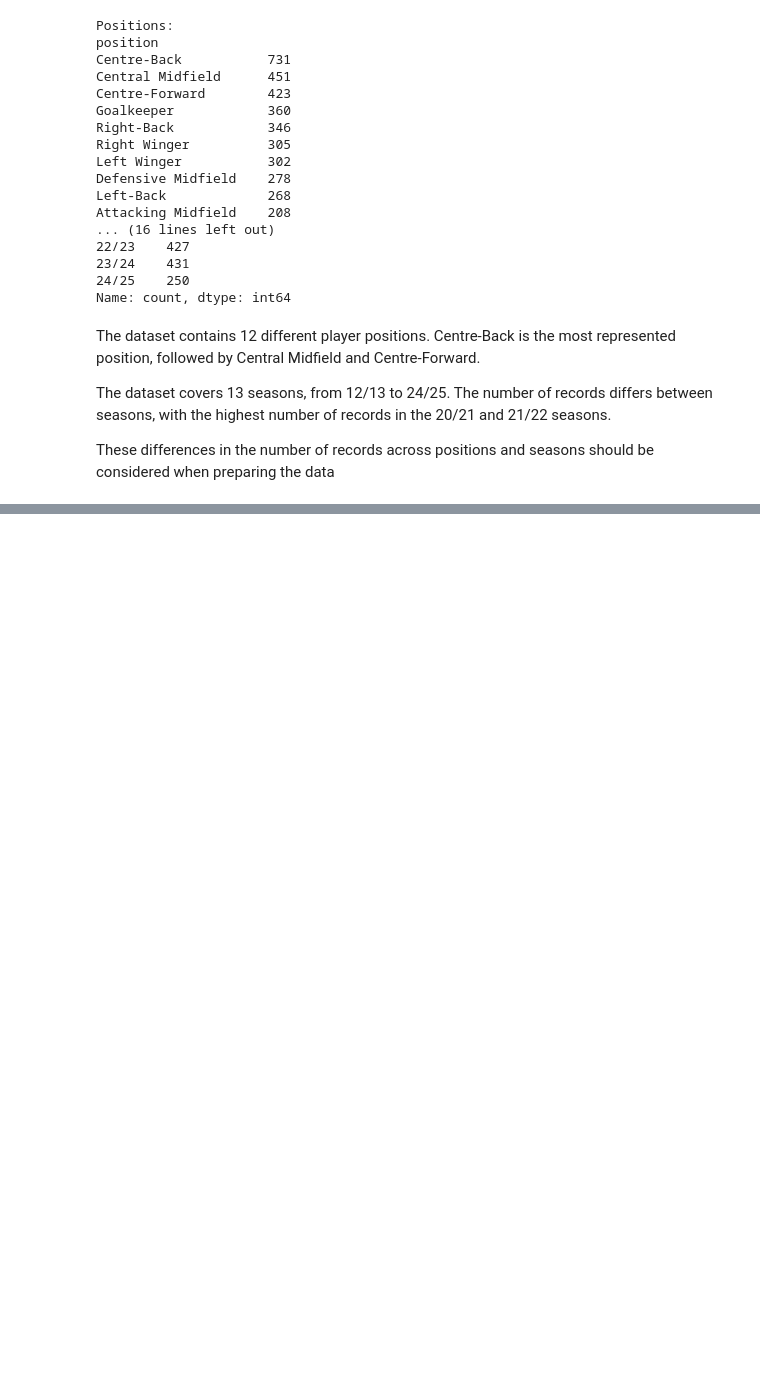
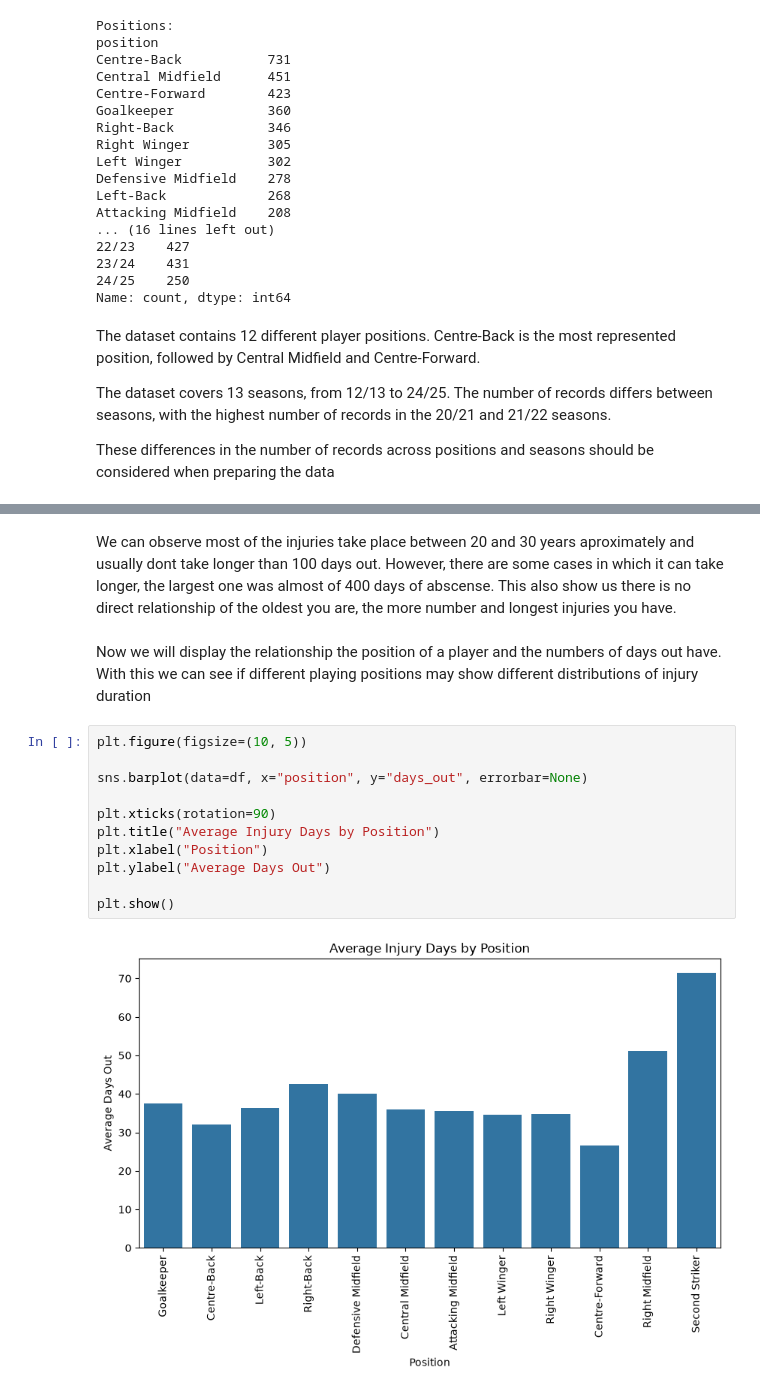
Before and after one commit to carlagalindoo/PlaySafe, a Jupyter notebook: notebooks/EDA.ipynb, the cells around one changed output, grey strips where cells are left out. Saved outputs shown, nothing was run; the diff lists cells and outputs as text; blank space fills up the shorter version.

```diff
--- a/notebooks/EDA.ipynb
+++ b/notebooks/EDA.ipynb
@@ -175,0 +245,18 @@ These differences in the number of records across positions and seasons should b
+# %% [markdown]
+We can observe most of the injuries take place between 20 and 30 years aproximately and usually dont take longer than 100 days out. However, there are some cases in which it can take longer, the largest one was almost of 400 days of abscense.
+This also show us there is no direct relationship of the oldest you are, the more number and longest injuries you have.
+# %% [markdown]
+Now we will display the relationship the position of a player and the numbers of days out have. With this we can see if different playing positions may show different distributions of injury duration
+# %%
+plt.figure(figsize=(10, 5))
+
+sns.barplot(data=df, x="position", y="days_out", errorbar=None)
+
+plt.xticks(rotation=90)
+plt.title("Average Injury Days by Position")
+plt.xlabel("Position")
+plt.ylabel("Average Days Out")
+
+plt.show()
+# %% [output]
+[figure, added]
```
Also changed, not shown: parts of 26 cells of this notebook, 21 other files.
